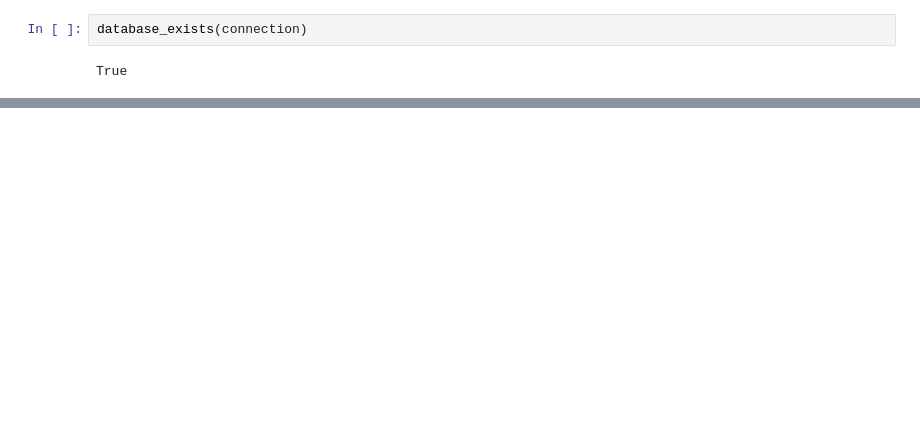
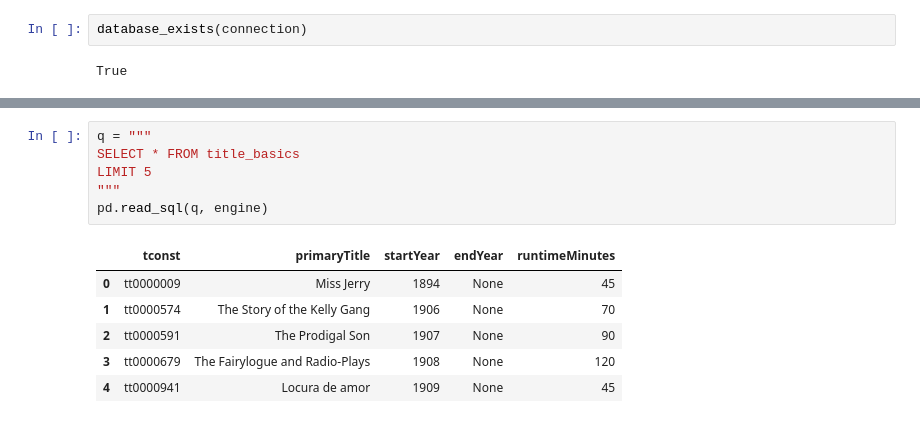
Before and after one commit to RazgrizGhost/Project-3, a Jupyter notebook: Project 3 Part 3.ipynb, the cells around one changed output, grey strips where cells are left out. Cells and saved outputs as stored; diff of their text form; blank space fills up the shorter version.

```diff
--- a/Project 3 Part 3.ipynb
+++ b/Project 3 Part 3.ipynb
@@ -217,0 +289,13 @@ OperationalError: (pymysql.err.OperationalError) (1241, 'Operand should contain
+# %%
+q = """
+SELECT * FROM title_basics
+LIMIT 5
+"""
+pd.read_sql(q, engine)
+# %% [output]
+|  | tconst | primaryTitle | startYear | endYear | runtimeMinutes |
+| 0 | tt0000009 | Miss Jerry | 1894 | None | 45 |
+| 1 | tt0000574 | The Story of the Kelly Gang | 1906 | None | 70 |
+| 2 | tt0000591 | The Prodigal Son | 1907 | None | 90 |
+| 3 | tt0000679 | The Fairylogue and Radio-Plays | 1908 | None | 120 |
+| 4 | tt0000941 | Locura de amor | 1909 | None | 45 |
```
Also changed, not shown: parts of 21 cells of this notebook.
